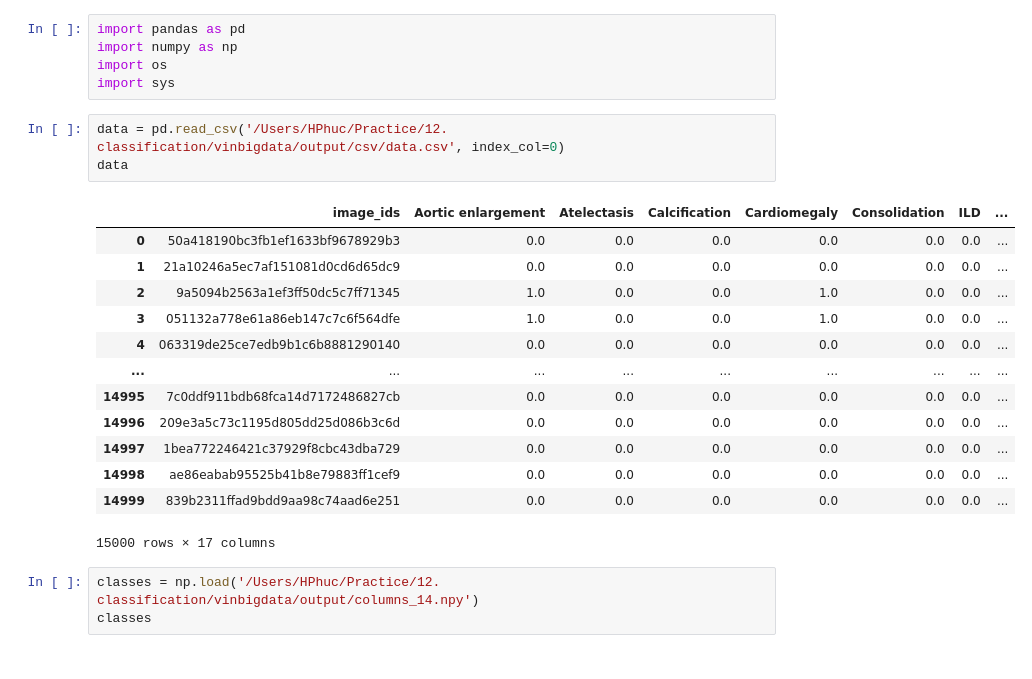
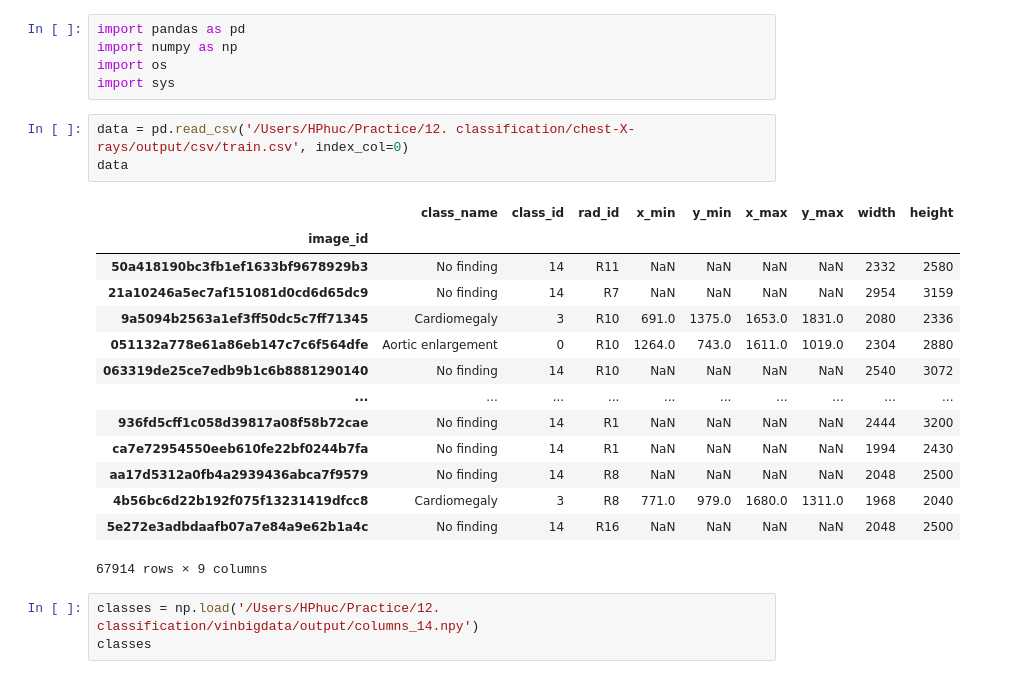
Before and after one commit to nthphucai/chest-X-rays, a Jupyter notebook: notebooks/correlation.ipynb, the cells around one changed output. Cells and saved outputs as stored; diff of their text form.

```diff
--- a/notebooks/correlation.ipynb
+++ b/notebooks/correlation.ipynb
@@ -4,22 +4,23 @@ import numpy as np
 import os
 import sys
 # %%
-data = pd.read_csv('/Users/HPhuc/Practice/12. classification/vinbigdata/output/csv/data.csv', index_col=0)
+data = pd.read_csv('/Users/HPhuc/Practice/12. classification/chest-X-rays/output/csv/train.csv', index_col=0)
 data
 # %% [output]
-|  | image_ids | Aortic enlargement | Atelectasis | Calcification | Cardiomegaly | Consolidation | ILD | ... |
-| 0 | 50a418190bc3fb1ef1633bf9678929b3 | 0.0 | 0.0 | 0.0 | 0.0 | 0.0 | 0.0 | ... |
-| 1 | 21a10246a5ec7af151081d0cd6d65dc9 | 0.0 | 0.0 | 0.0 | 0.0 | 0.0 | 0.0 | ... |
-| 2 | 9a5094b2563a1ef3ff50dc5c7ff71345 | 1.0 | 0.0 | 0.0 | 1.0 | 0.0 | 0.0 | ... |
-| 3 | 051132a778e61a86eb147c7c6f564dfe | 1.0 | 0.0 | 0.0 | 1.0 | 0.0 | 0.0 | ... |
-| 4 | 063319de25ce7edb9b1c6b8881290140 | 0.0 | 0.0 | 0.0 | 0.0 | 0.0 | 0.0 | ... |
-| ... | ... | ... | ... | ... | ... | ... | ... | ... |
-| 14995 | 7c0ddf911bdb68fca14d7172486827cb | 0.0 | 0.0 | 0.0 | 0.0 | 0.0 | 0.0 | ... |
-| 14996 | 209e3a5c73c1195d805dd25d086b3c6d | 0.0 | 0.0 | 0.0 | 0.0 | 0.0 | 0.0 | ... |
-| 14997 | 1bea772246421c37929f8cbc43dba729 | 0.0 | 0.0 | 0.0 | 0.0 | 0.0 | 0.0 | ... |
-| 14998 | ae86eabab95525b41b8e79883ff1cef9 | 0.0 | 0.0 | 0.0 | 0.0 | 0.0 | 0.0 | ... |
-| 14999 | 839b2311ffad9bdd9aa98c74aad6e251 | 0.0 | 0.0 | 0.0 | 0.0 | 0.0 | 0.0 | ... |
+|  | class_name | class_id | rad_id | x_min | y_min | x_max | y_max | width | height |
+| image_id |  |  |  |  |  |  |  |  |  |
+| 50a418190bc3fb1ef1633bf9678929b3 | No finding | 14 | R11 | NaN | NaN | NaN | NaN | 2332 | 2580 |
+| 21a10246a5ec7af151081d0cd6d65dc9 | No finding | 14 | R7 | NaN | NaN | NaN | NaN | 2954 | 3159 |
+| 9a5094b2563a1ef3ff50dc5c7ff71345 | Cardiomegaly | 3 | R10 | 691.0 | 1375.0 | 1653.0 | 1831.0 | 2080 | 2336 |
+| 051132a778e61a86eb147c7c6f564dfe | Aortic enlargement | 0 | R10 | 1264.0 | 743.0 | 1611.0 | 1019.0 | 2304 | 2880 |
+| 063319de25ce7edb9b1c6b8881290140 | No finding | 14 | R10 | NaN | NaN | NaN | NaN | 2540 | 3072 |
+| ... | ... | ... | ... | ... | ... | ... | ... | ... | ... |
+| 936fd5cff1c058d39817a08f58b72cae | No finding | 14 | R1 | NaN | NaN | NaN | NaN | 2444 | 3200 |
+| ca7e72954550eeb610fe22bf0244b7fa | No finding | 14 | R1 | NaN | NaN | NaN | NaN | 1994 | 2430 |
+| aa17d5312a0fb4a2939436abca7f9579 | No finding | 14 | R8 | NaN | NaN | NaN | NaN | 2048 | 2500 |
+| 4b56bc6d22b192f075f13231419dfcc8 | Cardiomegaly | 3 | R8 | 771.0 | 979.0 | 1680.0 | 1311.0 | 1968 | 2040 |
+| 5e272e3adbdaafb07a7e84a9e62b1a4c | No finding | 14 | R16 | NaN | NaN | NaN | NaN | 2048 | 2500 |
-15000 rows × 17 columns
+67914 rows × 9 columns
 # %%
 classes = np.load('/Users/HPhuc/Practice/12. classification/vinbigdata/output/columns_14.npy')
 classes
```
Also changed, not shown: 1 other file.
